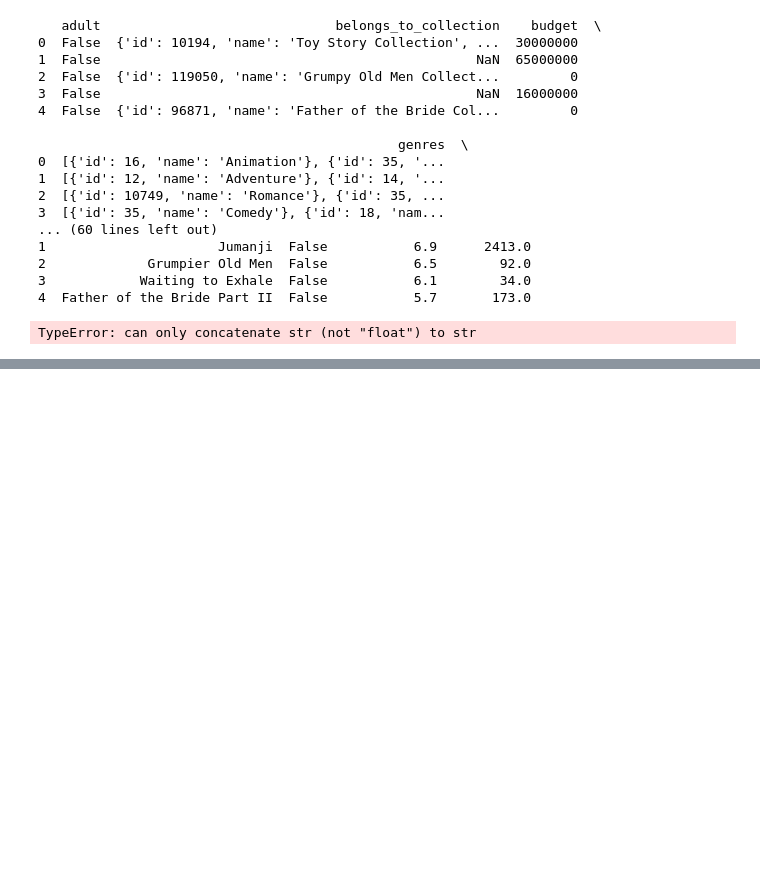
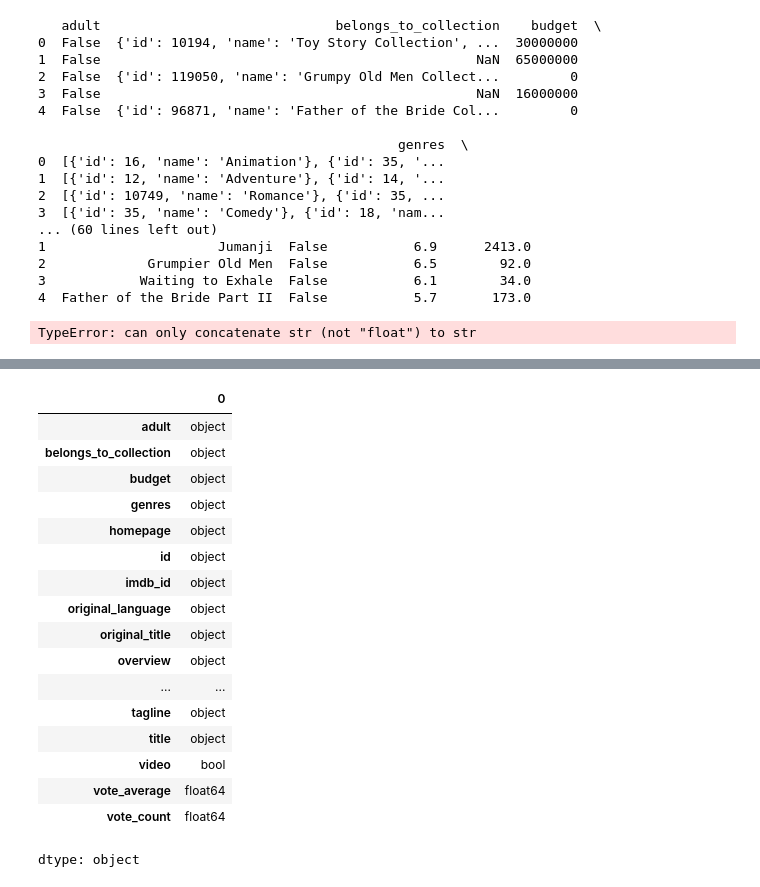
Before and after one commit to yashsati072-create/Movie-Recommendation-System, a Jupyter notebook: Another_copy_of_Movie_Recommendation_System.ipynb, the cells around one changed output, grey strips where cells are left out. Drawn from its saved outputs; the diff is of its cells as text; code cells hidden in the pictures; blank space fills up the shorter version.

```diff
--- a/Another_copy_of_Movie_Recommendation_System.ipynb
+++ b/Another_copy_of_Movie_Recommendation_System.ipynb
@@ -434,0 +423,21 @@ movie_da.drop('tagline',axis=1,inplace=True)
+# %%
+movie_da.dtypes
+# %% [output]
+|  | 0 |
+| adult | object |
+| belongs_to_collection | object |
+| budget | object |
+| genres | object |
+| homepage | object |
+| id | object |
+| imdb_id | object |
+| original_language | object |
+| original_title | object |
+| overview | object |
+| ... | ... |
+| tagline | object |
+| title | object |
+| video | bool |
+| vote_average | float64 |
+| vote_count | float64 |
+dtype: object
```
Also changed, not shown: parts of 17 cells of this notebook.
